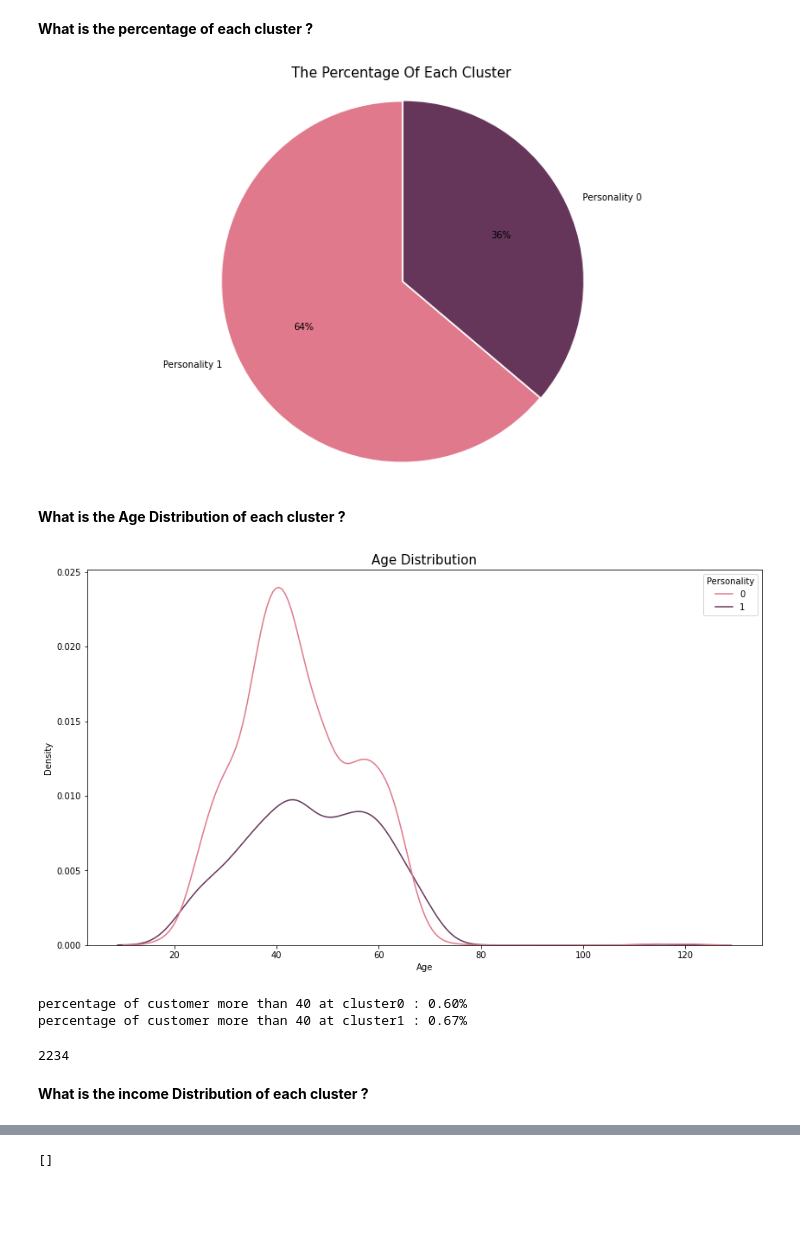
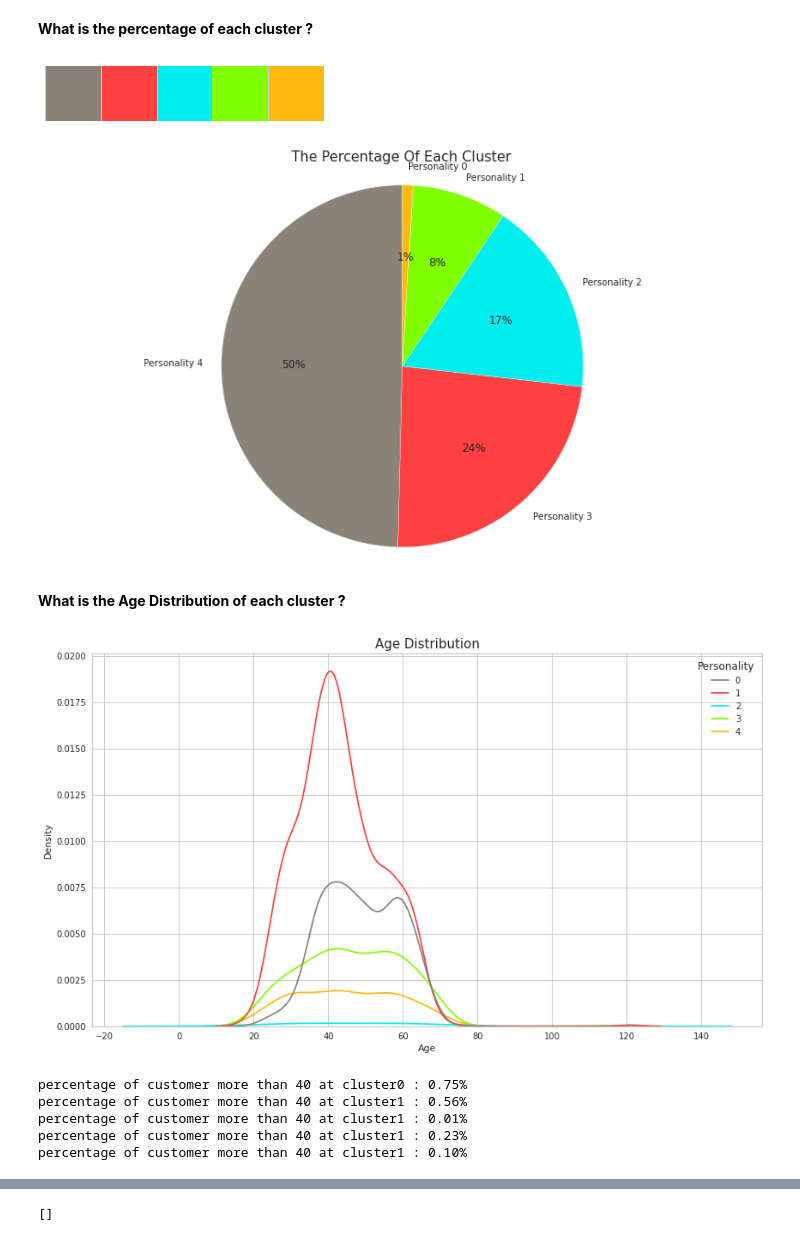
Before and after one commit to KittuPatel/CustomerPersonalityAnalysis, a Jupyter notebook: CustomerPersonalityAnalysis.ipynb, the cells around one changed output, grey strips where cells are left out. Cells and saved outputs as stored; diff of their text form; code cells hidden in the pictures; blank space fills up the shorter version.

```diff
--- a/CustomerPersonalityAnalysis.ipynb
+++ b/CustomerPersonalityAnalysis.ipynb
@@ -393,0 +326,17 @@ cpa_pca
+# %%
+
+initial_feature_names = cpa_copy.columns
+
+pca = PCA(n_components = 4)
+pca.fit(cpa_copy)
+
+n=pca.components_.shape[0]
+reduced_df= pca.transform(cpa_copy)
+most_important=[np.abs(pca.components_[i]).argmax() for i in range(n)]
+# get the names
+most_important_names = [initial_feature_names[most_important[i]] for i in range(n)]
+
+# using LIST COMPREHENSION HERE AGAIN
+dic = {'PC{}'.format(i+1): most_important_names[i] for i in range(n)}
+df = pd.DataFrame(sorted(dic.items()))
+df
@@ -493,5 +378,2 @@ plt.show()
 # %% [markdown]
 We can see that the elbow was not sure of 2 or 3 , but the silhouetter score determines that k = 2.
-# %%
-clusters = KMeans(n_clusters=2, random_state=42).fit(cpa_pca)
-cpa["Personality"]= clusters.labels_
@@ -497,0 +392,6 @@ cpa["Personality"]= clusters.labels_
+# %%
+kmeans = KMeans(n_clusters=5 )
+kmeans.fit(cpa_copy)
+cpa['Personality']=kmeans.labels_
+centroids = kmeans.cluster_centers_
+centroids_pca = pca.transform(centroids)
@@ -498,34 +420,46 @@ cpa["Personality"]= clusters.labels_
 # %% [markdown]
 **What is the percentage of each cluster ?**
+# %%
+colors_nude = ['#8B8378','#FF4040','#00EEEE','#7FFF00','#FFB90F']
+sns.palplot(sns.color_palette(colors_nude))
+# Set Style
+sns.set_style("whitegrid")
+sns.despine(left=True, bottom=True)
+# %% [output]
+[figure, added]
 # %%
+
 plt.figure(figsize = (14,8) )
-plt.pie(list(cpa['Personality'].value_counts()),labels=['Personality 1' , 'Personality 0'],
-        autopct='%.00f%%' ,colors=colors, startangle=90  , explode =(0.01,0))
+plt.pie(list(cpa['Personality'].value_counts()),labels=['Personality 4' ,'Personality 3', 'Personality 2', 'Personality 1' , 'Personality 0'],
+        autopct='%.00f%%' ,colors=colors_nude, startangle=90  , explode = None)
 plt.title('The Percentage Of Each Cluster ' ,fontsize = 15)
 plt.axis('equal')
 plt.show()
 # %% [output]
-[figure, old version]
+[figure, new version]
 # %% [markdown]
 **What is the Age Distribution of each cluster ?**
 # %%
 plt.figure(figsize = (14,8) )
-sns.kdeplot(data =cpa, x = 'Age' , hue = 'Personality' , palette=colors[:2])
+sns.kdeplot(data =cpa, x = 'Age' , hue = 'Personality' , palette=colors_nude[:5])
 plt.title('Age Distribution' ,fontsize = 15)
 plt.show()
 # %% [output]
-[figure, old version]
+[figure, new version]
 # %%
-clus0 = cpa[(cpa['Age'] > 40 )&(cpa['Personality'] == 0)]
-clus1 = cpa[(cpa['Age'] > 40 )&(cpa['Personality'] == 1)]
-print('percentage of customer more than 40 at cluster0 : {0:0.2f}%'.format(len(clus0) / len(cpa[cpa['Personality'] == 0] )))
-print('percentage of customer more than 40 at cluster1 : {0:0.2f}%'.format(len(clus1) / len(cpa[cpa['Personality'] == 1])))
+cluster0 = cpa[(cpa['Age'] > 40 )&(cpa['Personality'] == 0)]
+cluster1 = cpa[(cpa['Age'] > 40 )&(cpa['Personality'] == 1)]
+cluster2 = cpa[(cpa['Age'] > 40 )&(cpa['Personality'] == 2)]
+cluster3 = cpa[(cpa['Age'] > 40 )&(cpa['Personality'] == 3)]
+cluster4 = cpa[(cpa['Age'] > 40 )&(cpa['Personality'] == 4)]
+print('percentage of customer more than 40 at cluster0 : {0:0.2f}%'.format(len(cluster0) / len(cpa[cpa['Personality'] == 0] )))
+print('percentage of customer more than 40 at cluster1 : {0:0.2f}%'.format(len(cluster1) / len(cpa[cpa['Personality'] == 1])))
+print('percentage of customer more than 40 at cluster1 : {0:0.2f}%'.format(len(cluster2) / len(cpa[cpa['Personality'] == 1])))
+print('percentage of customer more than 40 at cluster1 : {0:0.2f}%'.format(len(cluster3) / len(cpa[cpa['Personality'] == 1])))
+print('percentage of customer more than 40 at cluster1 : {0:0.2f}%'.format(len(cluster4) / len(cpa[cpa['Personality'] == 1])))
 # %% [output]
-percentage of customer more than 40 at cluster0 : 0.60%
-percentage of customer more than 40 at cluster1 : 0.67%
+percentage of customer more than 40 at cluster0 : 0.75%
+percentage of customer more than 40 at cluster1 : 0.56%
+percentage of customer more than 40 at cluster1 : 0.01%
+percentage of customer more than 40 at cluster1 : 0.23%
+percentage of customer more than 40 at cluster1 : 0.10%
-# %%
-len(cpa['Personality'] == 0)
-# %% [output]
-2234
-# %% [markdown]
-**What is the income Distribution of each cluster ?**
```
Also changed, not shown: parts of 27 cells of this notebook.
